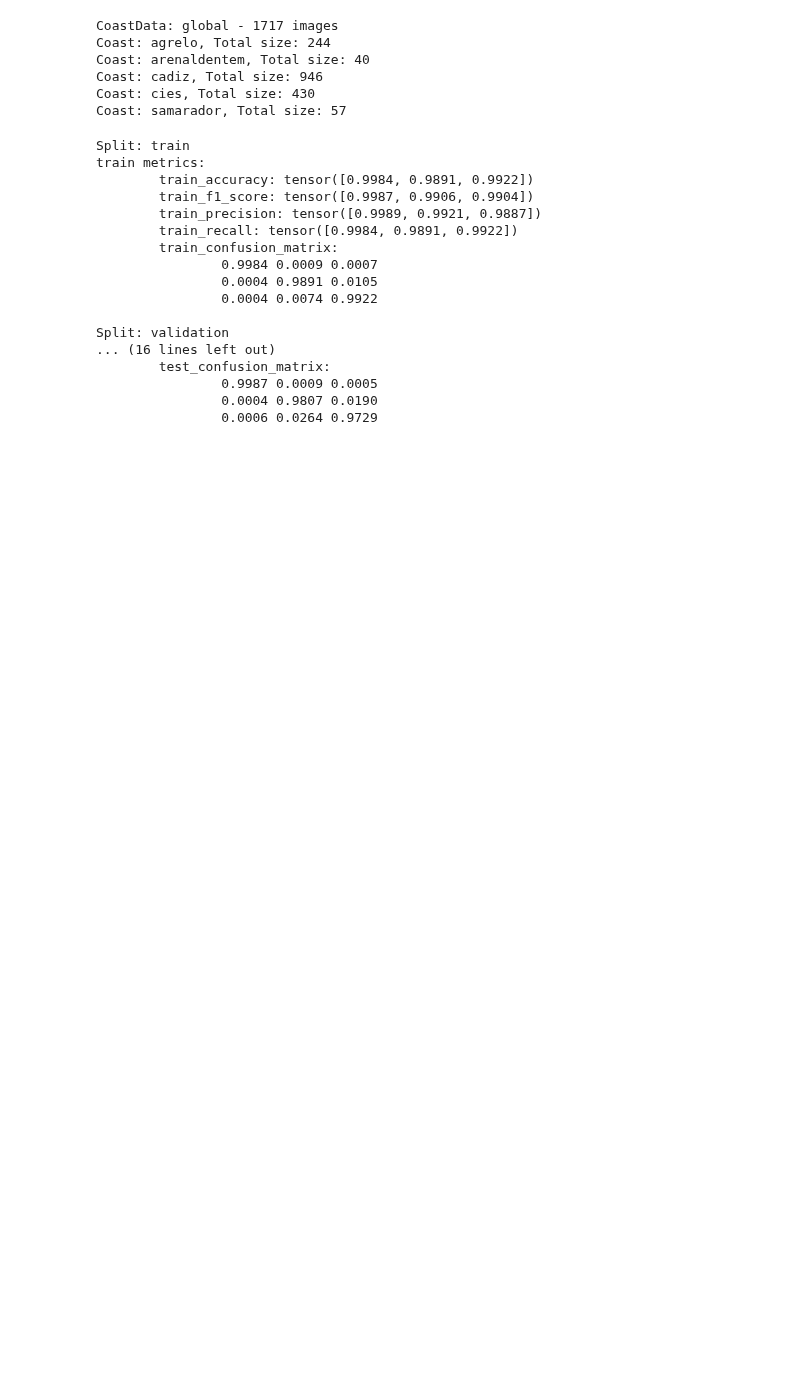
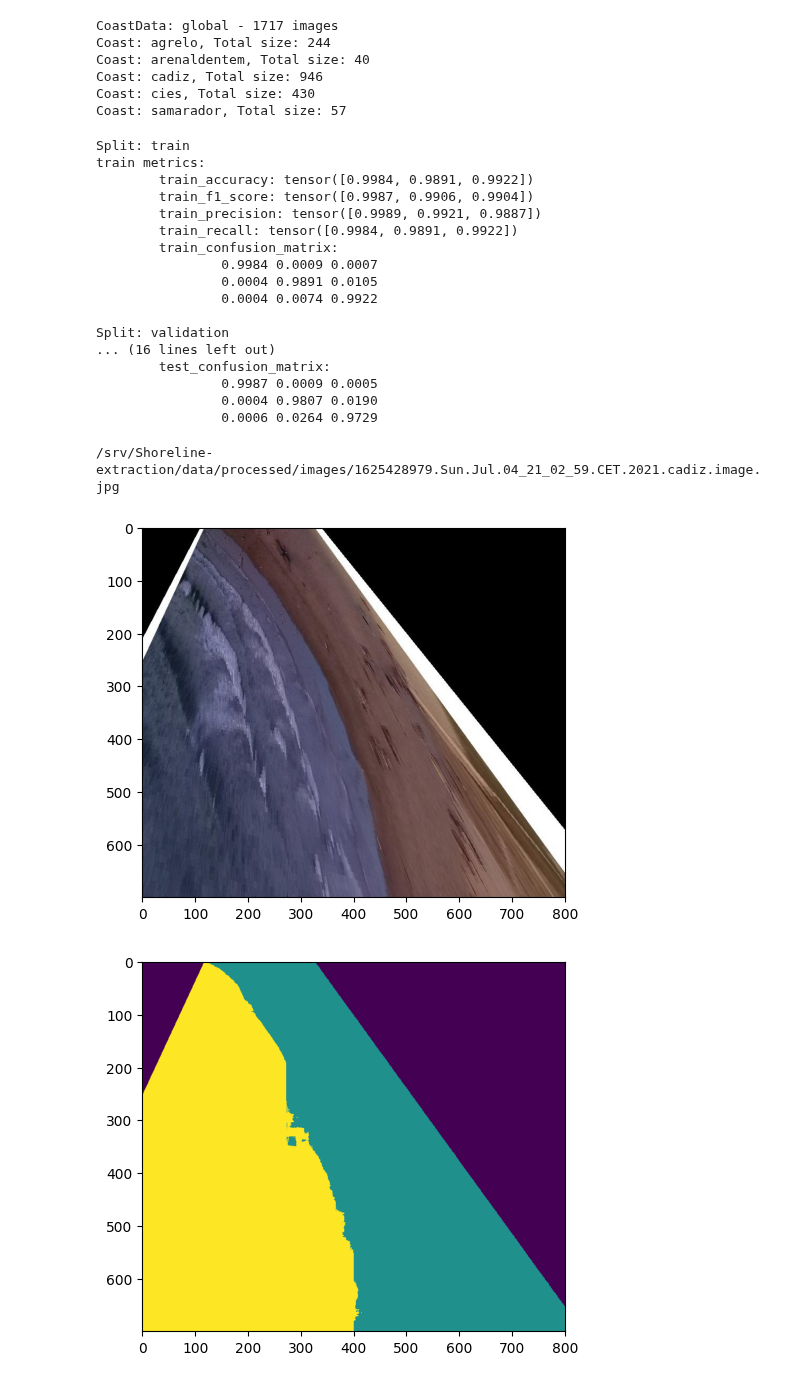
Before and after one commit to OliverJosep/Shoreline-extraction, a Jupyter notebook: notebooks/models/attention-unet/02_Attention_validation.ipynb, the cells around one changed output. Cells and saved outputs as stored; diff of their text form; code cells hidden in the pictures; blank space fills up the shorter version.

```diff
--- a/notebooks/models/attention-unet/02_Attention_validation.ipynb
+++ b/notebooks/models/attention-unet/02_Attention_validation.ipynb
@@ -71,3 +71,21 @@ Split: validation
                 0.9987 0.0009 0.0005
                 0.0004 0.9807 0.0190
                 0.0006 0.0264 0.9729
+# %%
+img_path = sorted(data['test']['images'])[85]
+print(img_path)
+
+pred = model.predict_patch(img_path, combination="max", patch_size = 256, stride = 128)
+
+img = cv2.imread(img_path)
+img = cv2.cvtColor(img, cv2.COLOR_BGR2RGB)
+
+plt.imshow(img)
+plt.show()
+
+plt.imshow(pred)
+plt.show()
+# %% [output]
+/srv/Shoreline-extraction/data/processed/images/1625428979.Sun.Jul.04_21_02_59.CET.2021.cadiz.image.jpg
+[figure, added]
+[figure, added]
```
Also changed, not shown: 13 other files.
